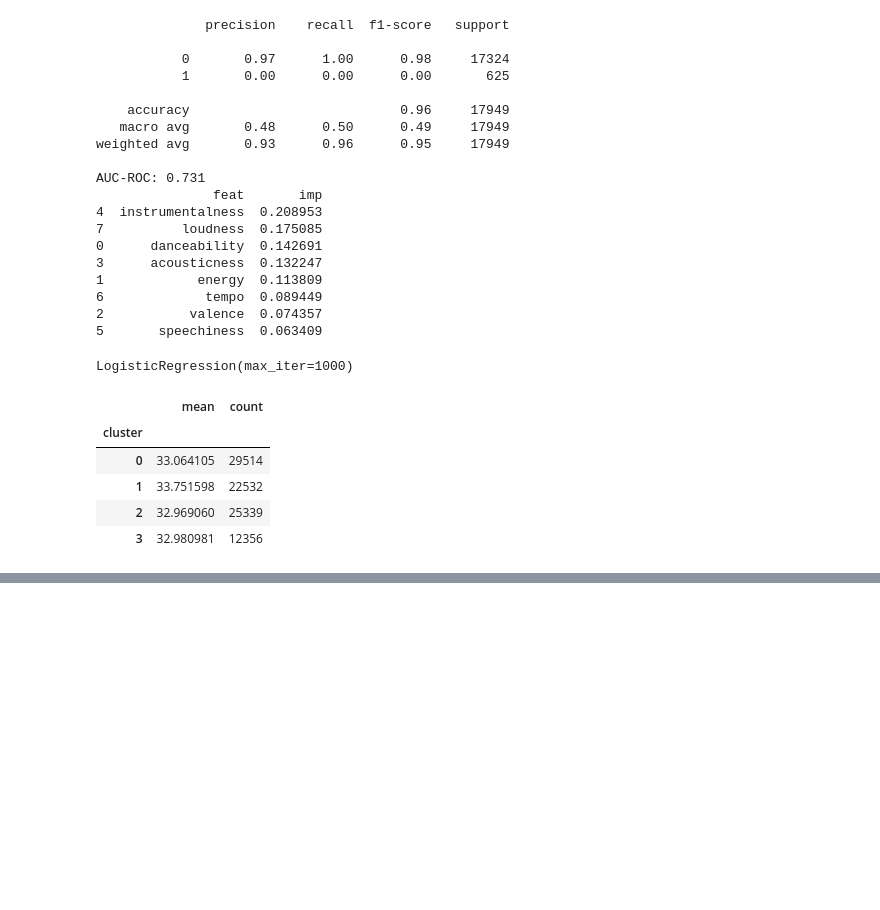
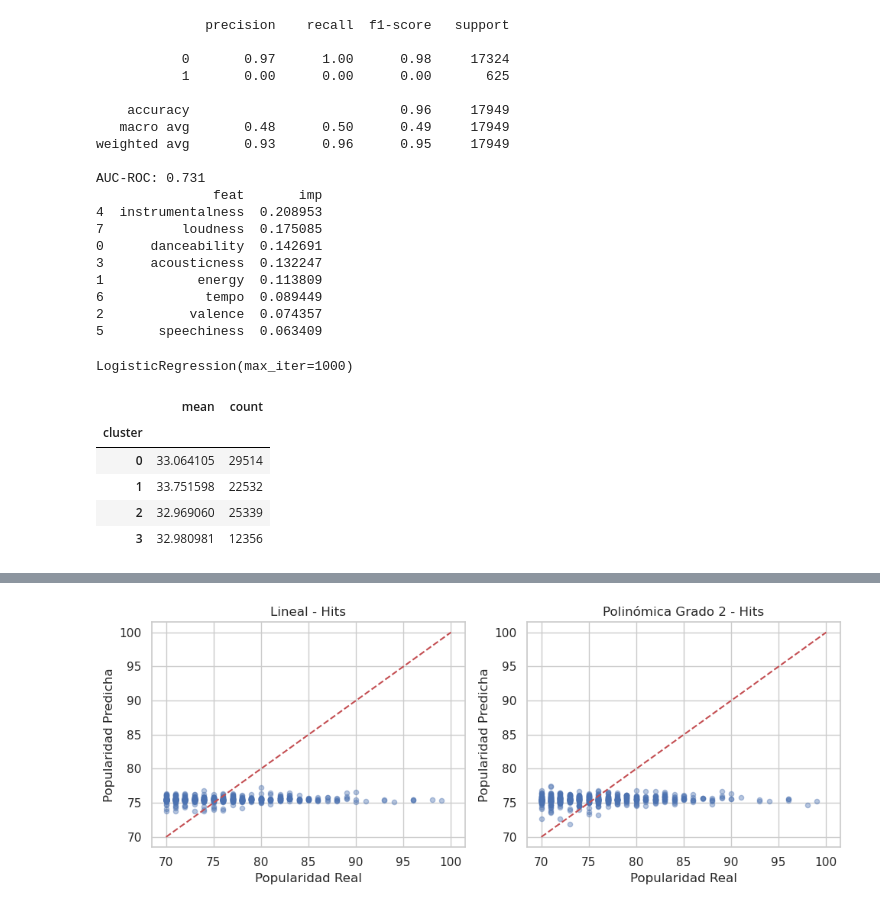
Before and after one commit to diplomadoequipo908-a11y/Proyecto-modulo-5, a Jupyter notebook: p5p1.ipynb, the cells around one changed output, grey strips where cells are left out. Drawn from its saved outputs; the diff is of its cells as text; code cells hidden in the pictures; blank space fills up the shorter version.

```diff
--- a/p5p1.ipynb
+++ b/p5p1.ipynb
@@ -880,13 +880,13 @@ from sklearn.model_selection import train_test_split
 from sklearn.metrics import classification_report, roc_auc_score
 
 # crea la variable objetivo
-df['is_hit'] = (df['popularity'] >= 70).astype(int)
+df['es_hit'] = (df['popularity'] >= 70).astype(int)
 
 features = ['danceability', 'energy', 'valence', 'acousticness',
             'instrumentalness', 'speechiness', 'tempo', 'loudness']
 
 X = df[features].fillna(0)
-y = df['is_hit']
+y = df['es_hit']
 
 # crea interacciones grado 2
 poly = PolynomialFeatures(degree=2, interaction_only=True, include_bias=False)
@@ -898,7 +898,7 @@ X_train, X_test, y_train, y_test = train_test_split(
 )
 
 # entrena el modelo
-clf_poly = LogisticRegression(max_iter=1000, class_weight='balanced')
+clf_poly = LogisticRegression(max_iter=2000, class_weight='balanced')
 clf_poly.fit(X_train, y_train)
 
 # evalúa
@@ -927,0 +974,66 @@ Please also refer to the documentation for alternative solver options:
+# %%
+import numpy as np
+import pandas as pd
+from sklearn.linear_model import Ridge
+from sklearn.preprocessing import PolynomialFeatures
+from sklearn.model_selection import train_test_split
+from sklearn.metrics import r2_score, mean_squared_error
+import matplotlib.pyplot as plt
+
+# filtra solo hits
+features_finalimp = ['instrumentalness', 'energy', 'speechiness', 'tempo']
+df_hits = df[df['popularity'] >= 70].copy()
+
+X = df_hits[features_finalimp].fillna(0)
+y = df_hits['popularity']
+
+X_train, X_test, y_train, y_test = train_test_split(X, y, test_size=0.2, random_state=42)
+
+# regresión lineal por mínimos cuadrados
+lin_reg = LinearRegression()
+lin_reg.fit(X_train, y_train)
+y_pred_lin = lin_reg.predict(X_test)
+
+print("=== Regresión Ridge - Solo Hits ===")
+print(f"R²: {r2_score(y_test, y_pred_lin):.3f}")
+print(f"RMSE: {np.sqrt(mean_squared_error(y_test, y_pred_lin)):.2f}")
+print("\nCoeficientes:")
+for feat, coef in zip(features_finalimp, lin_reg.coef_):
+    print(f"{feat}: {coef:.2f}")
+print(f"Intercepto: {lin_reg.intercept_:.2f}")
+
+# regresión polinómica grado 2
+poly = PolynomialFeatures(degree=2, include_bias=False)
+X_poly = poly.fit_transform(X)
+
+X_poly_train, X_poly_test, y_train, y_test = train_test_split(
+    X_poly, y, test_size=0.2, random_state=42
+)
+
+poly_reg = Ridge()
+poly_reg.fit(X_poly_train, y_train)
+y_pred_poly = poly_reg.predict(X_poly_test)
+
+print("\n=== Regresión Polinómica Grado 2 - Solo Hits ===")
+print(f"R²: {r2_score(y_test, y_pred_poly):.3f}")
+print(f"RMSE: {np.sqrt(mean_squared_error(y_test, y_pred_poly)):.2f}")
+
+# 4. Gráfica de ajuste
+plt.figure(figsize=(10, 4))
+plt.subplot(1, 2, 1)
+plt.scatter(y_test, y_pred_lin, alpha=0.4, s=20)
+plt.plot([70, 100], [70, 100], 'r--')
+plt.xlabel('Popularidad Real')
+plt.ylabel('Popularidad Predicha')
+plt.title('Lineal - Hits')
+
+plt.subplot(1, 2, 2)
+plt.scatter(y_test, y_pred_poly, alpha=0.4, s=20)
+plt.plot([70, 100], [70, 100], 'r--')
+plt.xlabel('Popularidad Real')
+plt.ylabel('Popularidad Predicha')
+plt.title('Polinómica Grado 2 - Hits')
+
+plt.tight_layout()
+plt.show()
+# %% [output]
@@ -927,0 +1054 @@ Please also refer to the documentation for alternative solver options:
+[figure, added]
```
Also changed, not shown: parts of 16 cells of this notebook.
